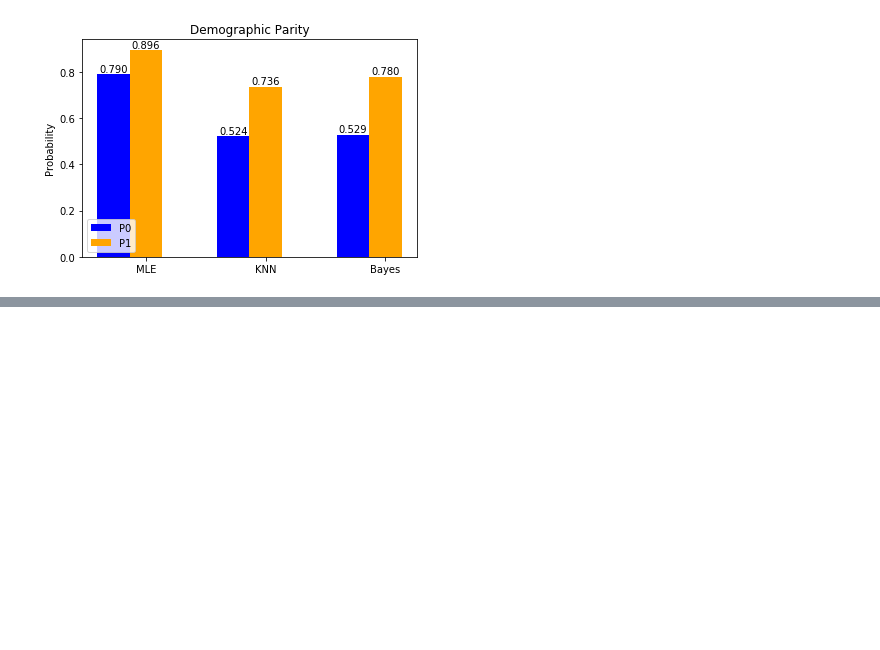
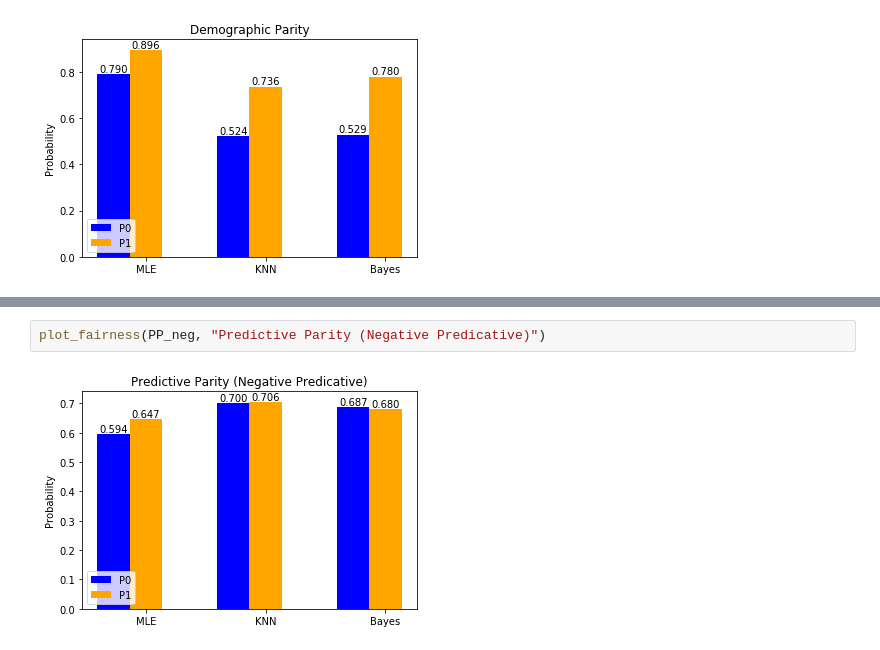
Before and after one commit to anyu0/machine-learning-2020s, a Jupyter notebook: ml_hw_1_5.ipynb, the cells around one changed output, grey strips where cells are left out. Drawn from its saved outputs; the diff is of its cells as text; blank space fills up the shorter version.

```diff
--- a/ml_hw_1_5.ipynb
+++ b/ml_hw_1_5.ipynb
@@ -494,0 +491,4 @@ rects1[0].get_height()
+# %%
+plot_fairness(PP_neg, "Predictive Parity (Negative Predicative)")
+# %% [output]
+[figure, added]
```
Also changed, not shown: parts of 5 cells of this notebook.
